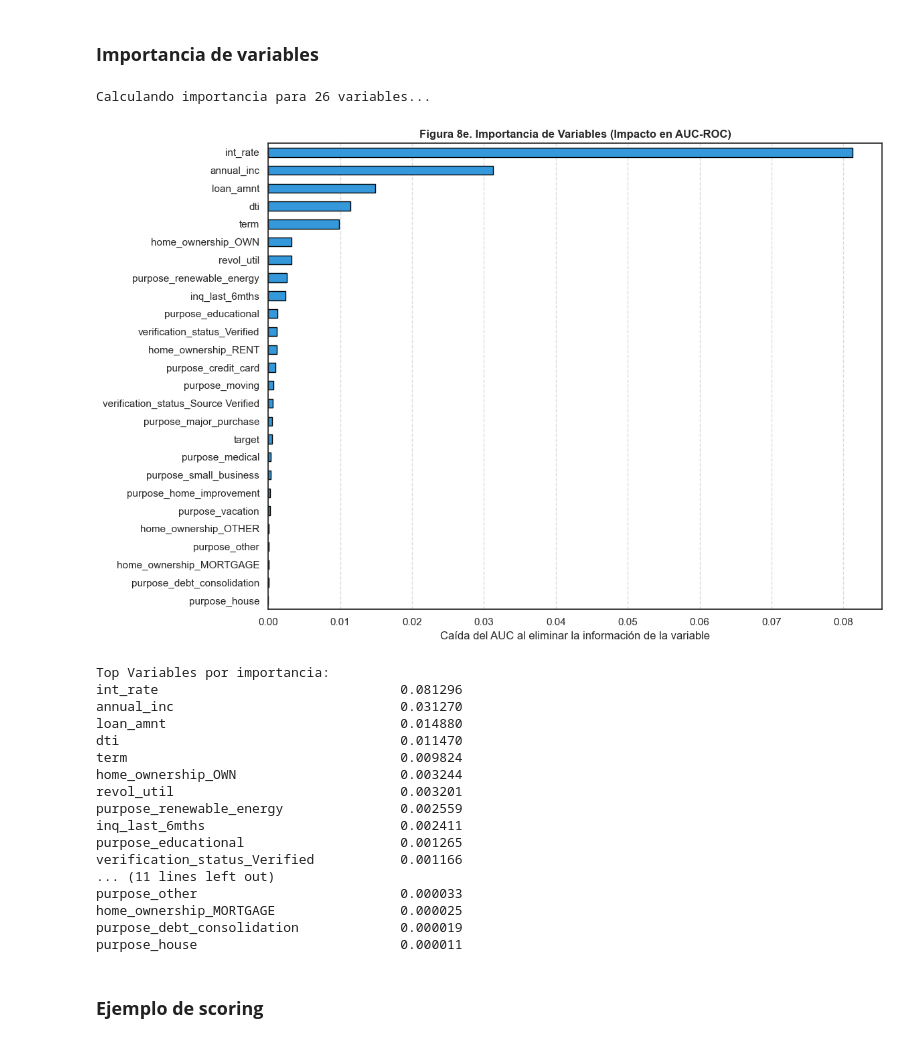
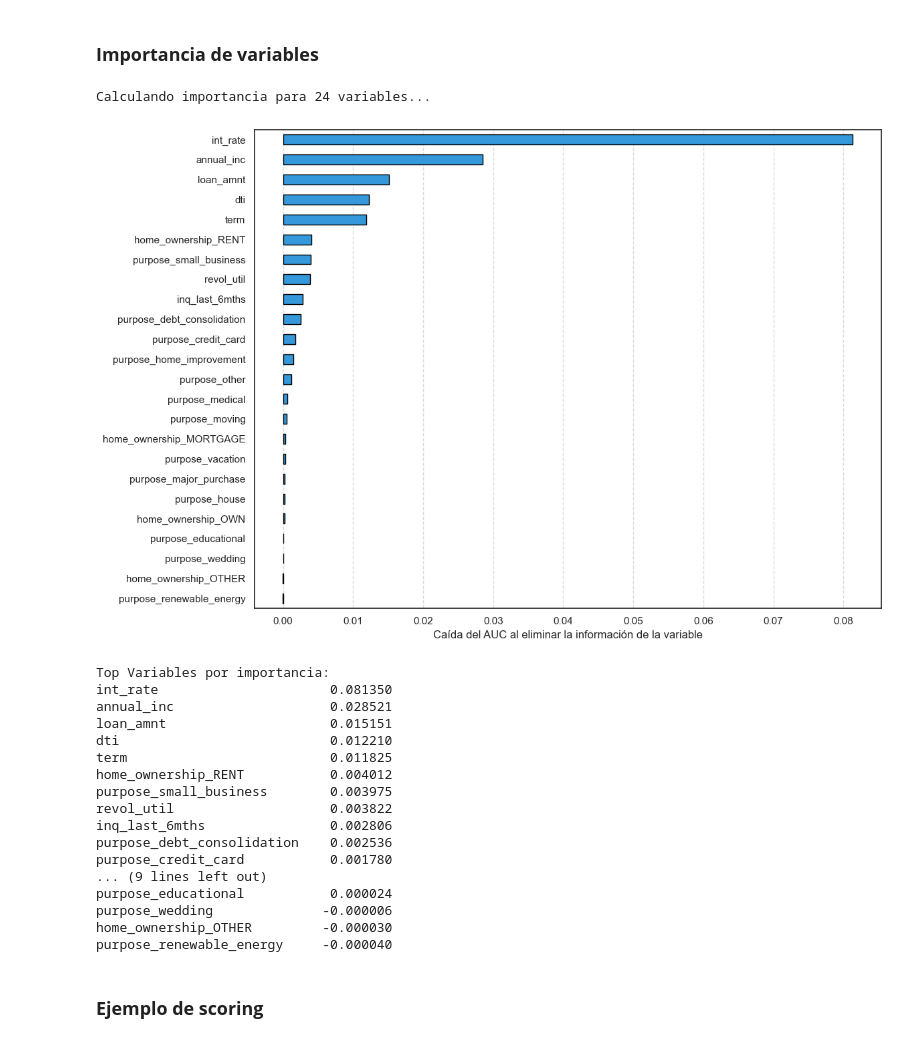
Before and after one commit to jihernandezc/rnaab_riesgo_crediticio, a Jupyter notebook: RAAB_T2_riesgo_crediticio.ipynb, the cells around one changed output. Cells and saved outputs as stored; diff of their text form; code cells hidden in the pictures.

Commit message:
Guardar artefactos del modelo para la web

```diff
--- a/RAAB_T2_riesgo_crediticio.ipynb
+++ b/RAAB_T2_riesgo_crediticio.ipynb
@@ -481,12 +482,11 @@ open_acc          0.022789
 pub_rec           0.016356
 # %%
 # Columnas a eliminar de acuerdo al análisis
-cols_drop_eda = [ 'pub_rec', 'delinq_2yrs', 'open_acc', 'total_acc', 'emp_length', 'home_ownership_NONE', 'pymnt_plan_y', 'initial_list_status_w', 'application_type_JOINT' ]
+cols_drop_eda = [ 'pub_rec', 'delinq_2yrs', 'open_acc', 'total_acc', 'emp_length', 'home_ownership_NONE', 'pymnt_plan_y', 'initial_list_status_w', 'application_type_JOINT', 'verification_status_Source Verified', 'verification_status_Verified']
 
 df_modelo = df_modelo.drop(columns=cols_drop_eda)
 print(f"Columnas eliminadas por EDA: {len(cols_drop_eda)}")
 print(f"Columnas restantes: {df_modelo.shape[1]}")
 # Mostrar columnas restantes
-vars_disponibles = df_modelo.columns.tolist()
-print(vars_disponibles)
+print(df_modelo.columns.tolist())
 # %% [output]
@@ -499,6 +499,8 @@ Columnas restantes: 27
 #  SELECCIÓN DE VARIABLES (X) Y TARGET (y)
 X = df_modelo.drop(columns=['target'])
 y = df_modelo['target']
+
+vars_disponibles = X.columns.tolist()
 
 #Guardar la lista de variables
 with open('variables_modelo.json', 'w') as f:
@@ -534,6 +536,8 @@ print(f"Dimensiones de prueba: {X_test.shape}")
 scaler = StandardScaler()
 X_train_scaled = scaler.fit_transform(X_train)
 X_test_scaled = scaler.transform(X_test)
+# GUARDAR el escalador de datos
+joblib.dump(scaler, fr'{model_dir}/scaler.pkl')
 
 # ENTRENAMIENTO DEL MODELO BASELINE
 print("\nEntrenando Regresión Logística (Modelo Baseline)...")
@@ -1190,7 +1193,7 @@ datos_grafica = {
     }
 }
 
-with open(fr'output/datos_distribucion.json', 'w') as f:
+with open(fr'{model_dir}/datos_distribucion.json', 'w') as f:
     json.dump(datos_grafica, f)
 
 print("Datos de distribución guardados para la web.")
@@ -1279,14 +1282,8 @@ Muy alto riesgo      1247        559.3                 58.3          2.3
 # %% [markdown]
 ### **Importancia de variables**
 # %%
-import numpy as np
-import pandas as pd
-import matplotlib.pyplot as plt
-from sklearn.metrics import roc_auc_score
-
 # 1. Definimos la función de evaluación
 def get_score(X, y):
-    # Usamos verbose=0 para que no llene la pantalla de barras de carga
     y_pred = model.predict(X, verbose=0).flatten()
     return roc_auc_score(y, y_pred)
 
@@ -1301,54 +1298,53 @@ importancias = {}
 
 print(f"Calculando importancia para {n_columnas} variables...")
 
 # 4. Bucle de permutación corregido
 for i in range(n_columnas):
     var = nombres_validos[i]
     X_permuted = X_test_scaled.copy()
 
     # Desordenamos la columna i de forma aleatoria
     np.random.shuffle(X_permuted[:, i])
 
     # Evaluamos el impacto
     permuted_auc = get_score(X_permuted, y_test)
     importancias[var] = baseline_auc - permuted_auc
 
 # 5. Visualización
 importancia_vars = pd.Series(importancias).sort_values(ascending=True)
 
 fig, ax = plt.subplots(figsize=(12, 8))
 importancia_vars.plot(kind='barh', ax=ax, color='#3498db', edgecolor='black')
 
-ax.set_title('Figura 8e. Importancia de Variables (Impacto en AUC-ROC)',
-             fontsize=12, fontweight='bold')
 ax.set_xlabel('Caída del AUC al eliminar la información de la variable')
 plt.grid(axis='x', linestyle='--', alpha=0.7)
 plt.tight_layout()
+plt.savefig(fr'{output_dir}/fig10_importancia_variables.png', dpi=150, bbox_inches='tight')
 plt.show()
 
 # Ranking en texto
 print("\nTop Variables por importancia:")
 print(importancia_vars.sort_values(ascending=False).to_string())
 # %% [output]
-Calculando importancia para 26 variables...
+Calculando importancia para 24 variables...
-[figure, old version]
+[figure, new version]
 Top Variables por importancia:
-int_rate                               0.081296
-annual_inc                             0.031270
-loan_amnt                              0.014880
-dti                                    0.011470
-term                                   0.009824
-home_ownership_OWN                     0.003244
-revol_util                             0.003201
-purpose_renewable_energy               0.002559
-inq_last_6mths                         0.002411
-purpose_educational                    0.001265
-verification_status_Verified           0.001166
-... (11 lines left out)
-purpose_other                          0.000033
-home_ownership_MORTGAGE                0.000025
-purpose_debt_consolidation             0.000019
-purpose_house                          0.000011
+int_rate                      0.081350
+annual_inc                    0.028521
+loan_amnt                     0.015151
+dti                           0.012210
+term                          0.011825
+home_ownership_RENT           0.004012
+purpose_small_business        0.003975
+revol_util                    0.003822
+inq_last_6mths                0.002806
+purpose_debt_consolidation    0.002536
+purpose_credit_card           0.001780
+... (9 lines left out)
+purpose_educational           0.000024
+purpose_wedding              -0.000006
+home_ownership_OTHER         -0.000030
+purpose_renewable_energy     -0.000040
 # %% [markdown]
 ### **Ejemplo de scoring**
 # %%
```
Also changed, not shown: parts of 16 cells of this notebook, 16 other files.
